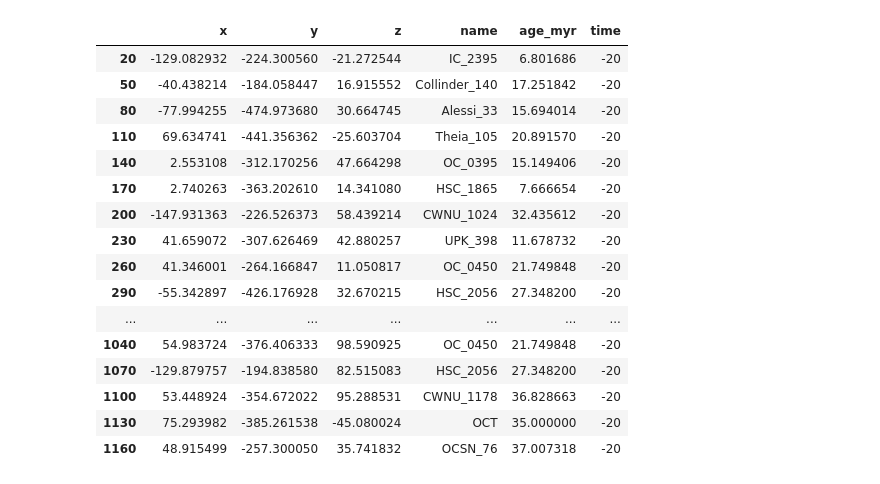
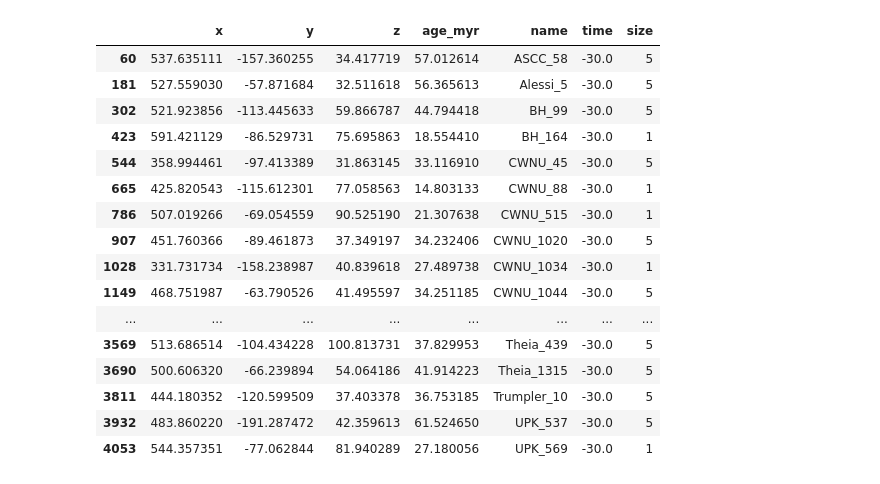
Before and after one commit to CSwigg/oviz, a Jupyter notebook: notebooks/test_notebook.ipynb, the cells around one changed output. Saved outputs shown, nothing was run; the diff lists cells and outputs as text; code cells hidden in the pictures.

```diff
--- a/notebooks/test_notebook.ipynb
+++ b/notebooks/test_notebook.ipynb
@@ -7,36 +7,38 @@ sys.path.append('../../dash_gaia_orbits/')
 
 from cluster_traces import StarClusterData, StarClusterCollection, StarClusters3DPlotter
 # %%
-time_array = np.arange(0, -30, -1)
+time_array = np.arange(0, -60.5, -0.5)
 cr135 = pd.read_csv('/Users/cam/Downloads/cr135_family_nov17.csv')
 m6 = pd.read_csv('/Users/cam/Downloads/m6_family_nov17.csv')
-cr135 = cr135[['name', 'age_myr', 'x', 'y', 'z', 'U', 'V', 'W']]
-m6 = m6[['name', 'age_myr', 'x', 'y', 'z', 'U', 'V', 'W']]
+cr135 = cr135[['name', 'age_myr', 'n_stars', 'x', 'y', 'z', 'U', 'V', 'W']]
+m6 = m6[['name', 'age_myr', 'n_stars', 'x', 'y', 'z', 'U', 'V', 'W']]
 # %%
-cr135_sc = StarClusterData(cr135, 'Cr135')
-m6_sc = StarClusterData(m6, 'M6')
+cr135_sc = StarClusterData(cr135, 'Cr135', marker_props={'color': 'orange', 'opacity': 1., 'size': 5})
+m6_sc = StarClusterData(m6, 'M6', marker_props = {'color': 'cyan', 'opacity': 1., 'size': 5})
 sc_collection = StarClusterCollection([cr135_sc, m6_sc])
 sc_collection.integrate_all_orbits(time_array)
+m6_sc.set_age_based_sizes(use_n_stars = False)
+cr135_sc.set_age_based_sizes(use_n_stars = False)
 # %%
 fig3d = StarClusters3DPlotter()
 fig3d.generate_3d_plot(sc_collection)
 # %%
-cr135_sc.df_int.loc[cr135_sc.df_int['time'] == -20]
+m6_sc.df_int.loc[m6_sc.df_int['time'] == -30.]
 # %% [output]
-|  | x | y | z | name | age_myr | time |
-| 20 | -129.082932 | -224.300560 | -21.272544 | IC_2395 | 6.801686 | -20 |
-| 50 | -40.438214 | -184.058447 | 16.915552 | Collinder_140 | 17.251842 | -20 |
-| 80 | -77.994255 | -474.973680 | 30.664745 | Alessi_33 | 15.694014 | -20 |
-| 110 | 69.634741 | -441.356362 | -25.603704 | Theia_105 | 20.891570 | -20 |
-| 140 | 2.553108 | -312.170256 | 47.664298 | OC_0395 | 15.149406 | -20 |
-| 170 | 2.740263 | -363.202610 | 14.341080 | HSC_1865 | 7.666654 | -20 |
-| 200 | -147.931363 | -226.526373 | 58.439214 | CWNU_1024 | 32.435612 | -20 |
-| 230 | 41.659072 | -307.626469 | 42.880257 | UPK_398 | 11.678732 | -20 |
-| 260 | 41.346001 | -264.166847 | 11.050817 | OC_0450 | 21.749848 | -20 |
-| 290 | -55.342897 | -426.176928 | 32.670215 | HSC_2056 | 27.348200 | -20 |
-| ... | ... | ... | ... | ... | ... | ... |
-| 1040 | 54.983724 | -376.406333 | 98.590925 | OC_0450 | 21.749848 | -20 |
-| 1070 | -129.879757 | -194.838580 | 82.515083 | HSC_2056 | 27.348200 | -20 |
-| 1100 | 53.448924 | -354.672022 | 95.288531 | CWNU_1178 | 36.828663 | -20 |
-| 1130 | 75.293982 | -385.261538 | -45.080024 | OCT | 35.000000 | -20 |
-| 1160 | 48.915499 | -257.300050 | 35.741832 | OCSN_76 | 37.007318 | -20 |
+|  | x | y | z | age_myr | name | time | size |
+| 60 | 537.635111 | -157.360255 | 34.417719 | 57.012614 | ASCC_58 | -30.0 | 5 |
+| 181 | 527.559030 | -57.871684 | 32.511618 | 56.365613 | Alessi_5 | -30.0 | 5 |
+| 302 | 521.923856 | -113.445633 | 59.866787 | 44.794418 | BH_99 | -30.0 | 5 |
+| 423 | 591.421129 | -86.529731 | 75.695863 | 18.554410 | BH_164 | -30.0 | 1 |
+| 544 | 358.994461 | -97.413389 | 31.863145 | 33.116910 | CWNU_45 | -30.0 | 5 |
+| 665 | 425.820543 | -115.612301 | 77.058563 | 14.803133 | CWNU_88 | -30.0 | 1 |
+| 786 | 507.019266 | -69.054559 | 90.525190 | 21.307638 | CWNU_515 | -30.0 | 1 |
+| 907 | 451.760366 | -89.461873 | 37.349197 | 34.232406 | CWNU_1020 | -30.0 | 5 |
+| 1028 | 331.731734 | -158.238987 | 40.839618 | 27.489738 | CWNU_1034 | -30.0 | 1 |
+| 1149 | 468.751987 | -63.790526 | 41.495597 | 34.251185 | CWNU_1044 | -30.0 | 5 |
+| ... | ... | ... | ... | ... | ... | ... | ... |
+| 3569 | 513.686514 | -104.434228 | 100.813731 | 37.829953 | Theia_439 | -30.0 | 5 |
+| 3690 | 500.606320 | -66.239894 | 54.064186 | 41.914223 | Theia_1315 | -30.0 | 5 |
+| 3811 | 444.180352 | -120.599509 | 37.403378 | 36.753185 | Trumpler_10 | -30.0 | 5 |
+| 3932 | 483.860220 | -191.287472 | 42.359613 | 61.524650 | UPK_537 | -30.0 | 5 |
+| 4053 | 544.357351 | -77.062844 | 81.940289 | 27.180056 | UPK_569 | -30.0 | 1 |
```
Also changed, not shown: parts of 1 cell of this notebook, 5 other files.
